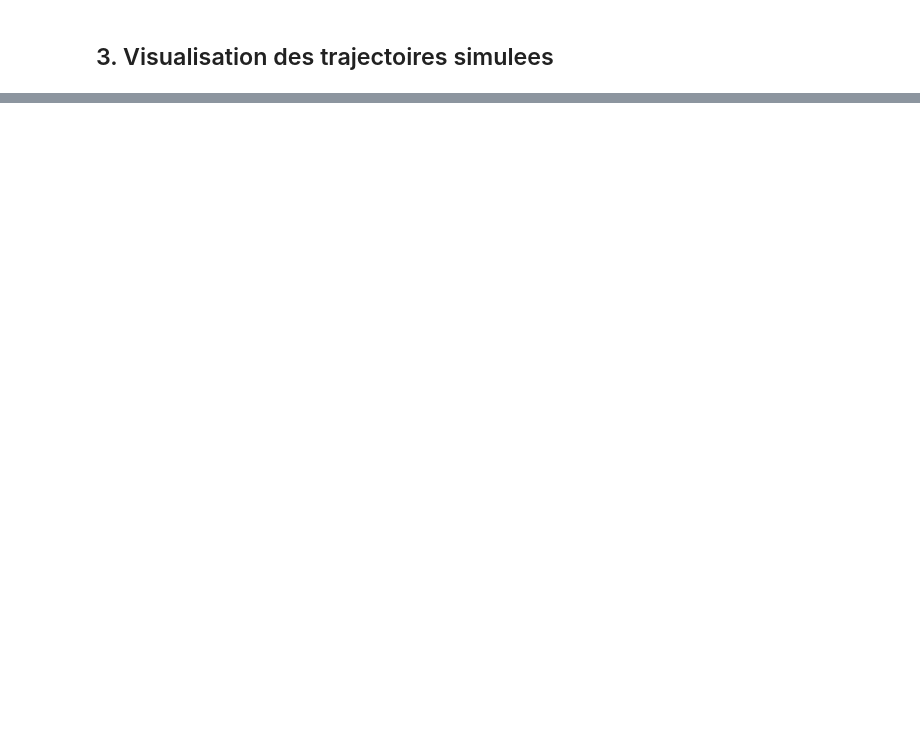
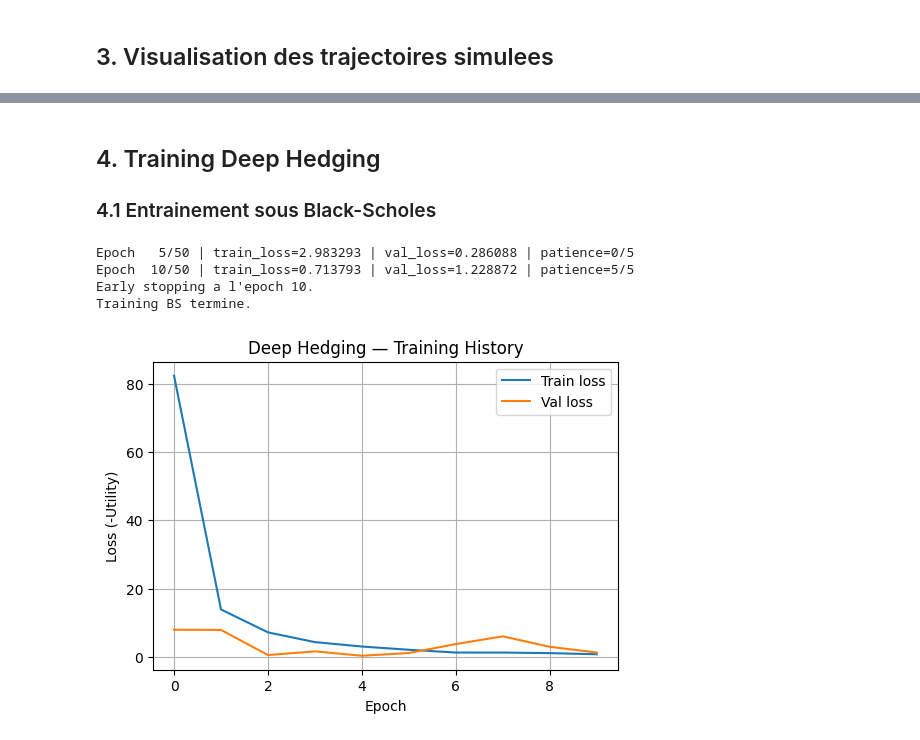
Before and after one commit to GianniCrn/DeepHedging, a Jupyter notebook: DeepHedging.ipynb, the cells around one changed output, grey strips where cells are left out. Drawn from its saved outputs; the diff is of its cells as text; code cells hidden in the pictures; blank space fills up the shorter version.

```diff
--- a/DeepHedging.ipynb
+++ b/DeepHedging.ipynb
@@ -416,0 +64,31 @@ deep_hedging/
+# %% [markdown]
+## 4. Training Deep Hedging
+
+### 4.1 Entrainement sous Black-Scholes
+# %%
+cfg_bs = DeepHedgingConfig(
+    market=replace(cfg.market, use_jumps=False),
+    training=cfg.training,
+    random=cfg.random,
+    device=cfg.device,
+    dtype=cfg.dtype,
+)
+
+policy_bs = PolicyMLP(d_in=2, d_hidden=32, depth=2, dropout=0.1)
+
+res_train_bs = train_deep_hedging(
+    cfg_bs,
+    policy_bs,
+    utility=MonetaryUtility(kind="cvar", alpha=cfg_bs.training.cvar_alpha),
+    patience=5,
+    min_delta=1e-3,
+)
+
+print("Training BS termine.")
+plot_training_history(res_train_bs["history"])
+# %% [output]
+Epoch   5/50 | train_loss=2.983293 | val_loss=0.286088 | patience=0/5
+Epoch  10/50 | train_loss=0.713793 | val_loss=1.228872 | patience=5/5
+Early stopping a l'epoch 10.
+Training BS termine.
+[figure, added]
```
Also changed, not shown: parts of 58 cells of this notebook, 2 other files.
